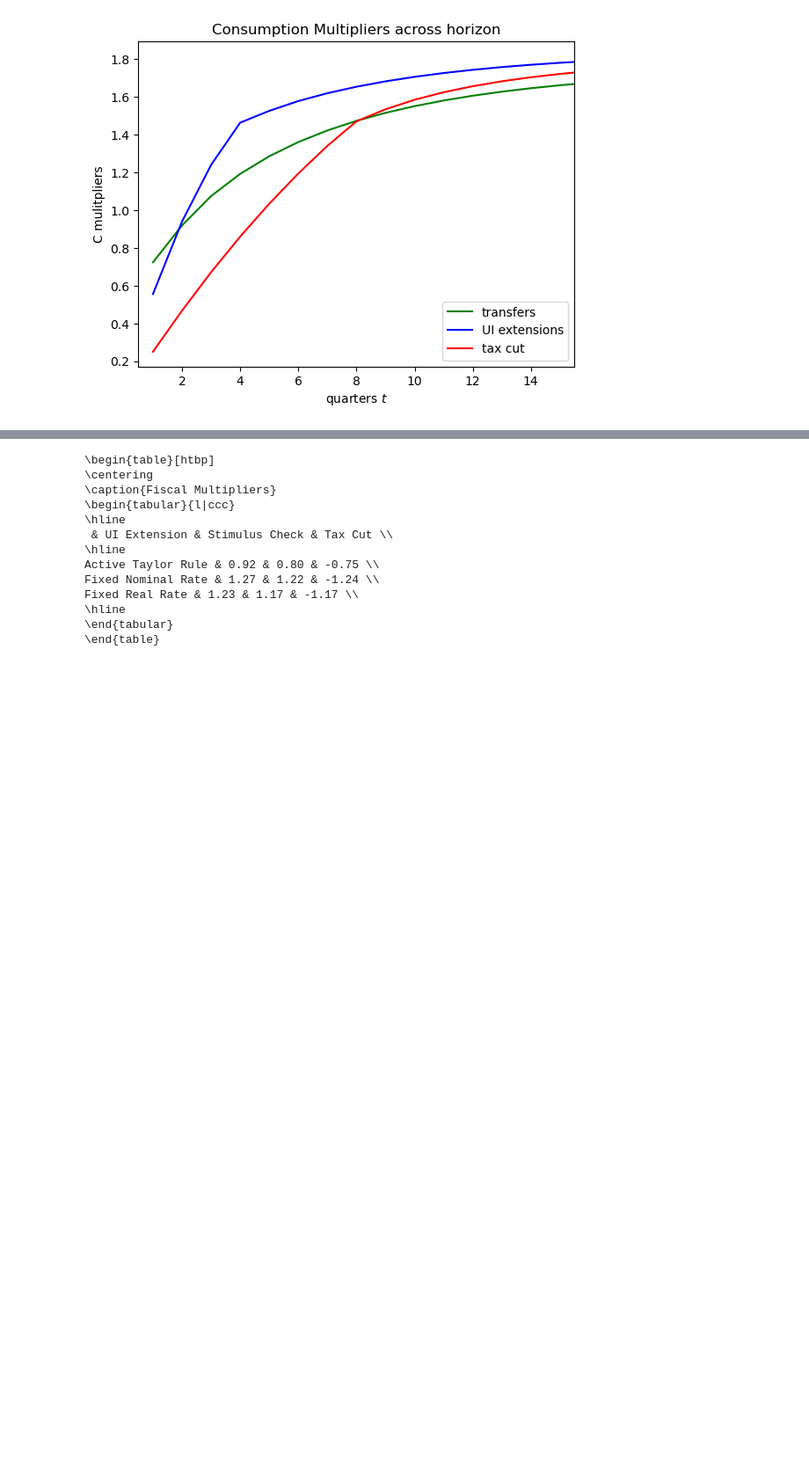
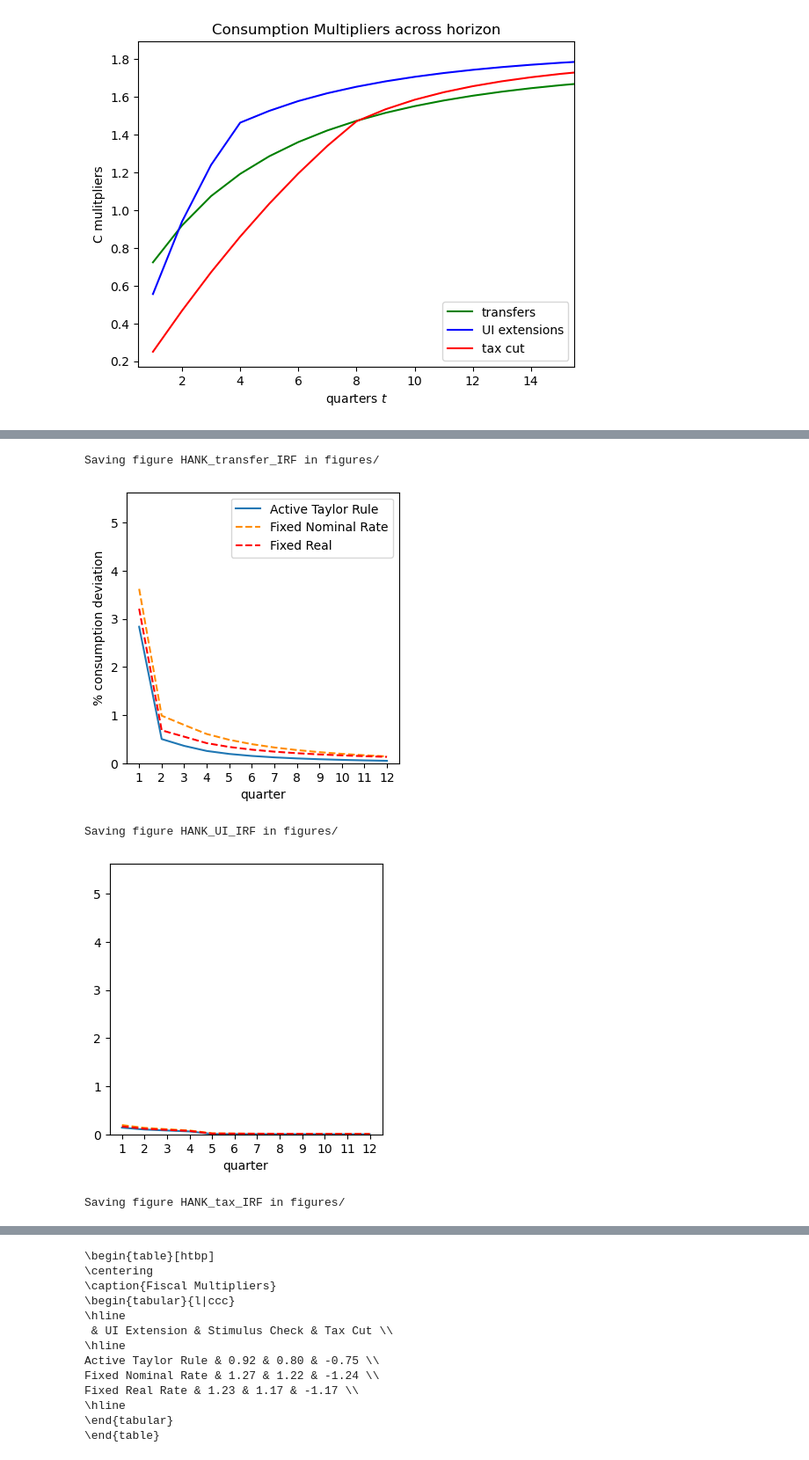
Before and after one commit to llorracc/HAFiscal-Latest, a Jupyter notebook: Code/HA-Models/FromPandemicCode/HA-Fiscal-HANK-SAM-clean.ipynb, the cells around one changed output, grey strips where cells are left out. Shown at 88% size. Cells and saved outputs as stored; diff of their text form; code cells hidden in the pictures; blank space fills up the shorter version.

```diff
--- a/Code/HA-Models/FromPandemicCode/HA-Fiscal-HANK-SAM-clean.ipynb
+++ b/Code/HA-Models/FromPandemicCode/HA-Fiscal-HANK-SAM-clean.ipynb
@@ -1446,0 +1470,36 @@ plt.savefig("figures/HANK_IRFs_w_splurge.pdf")
+# %%
+# Make each plot individually to match what Ivan does in the main code
+def plot_consumption_irf(irf1, irf2, irf3, y_max, filename, legend = False):
+    green = 'darkorange'
+    red = 'red'
+
+    Length = 12
+    plt.figure(figsize=(4, 4))
+    x_axis = np.arange(1,Length+1)
+
+    plt.plot(x_axis,100*irf1['C'][:Length]/C_ss, label="Active Taylor Rule")
+    plt.plot(x_axis,100*irf2['C'][:Length]/C_ss, label="Fixed Nominal Rate", linestyle='--', color=green)
+    plt.plot(x_axis,100*irf3['C'][:Length]/C_ss, label="Fixed Real", linestyle='--', color=red)
+
+    plt.xticks(np.arange(min(x_axis), max(x_axis)+1, 1.0))
+    plt.xlabel('quarter')
+    #plt.ylabel('% difference relative to recession')
+    #plt.savefig(fig_dir +'recession_taxcut_relrecession.pdf')
+    plt.ylim(0, y_max)
+    if legend:
+        plt.legend(loc='best')
+        plt.ylabel('% consumption deviation')
+    make_figs(filename, True , False, target_dir=fig_dir)
+    plt.show()
+# %%
+fig_dir = "figures/"
+y_max =  max(100*irfs_tau_fixed_nominal_rate['C'][:12]/C_ss)*1.05
+plot_consumption_irf( irfs_transfer,irfs_transfer_fixed_nominal_rate,irfs_transfer_fixed_real_rate, y_max, "HANK_transfer_IRF", legend=True)
+plot_consumption_irf( irfs_UI_extend,irfs_UI_extend_fixed_nominal_rate,irfs_UI_extension_fixed_real_rate, y_max, "HANK_UI_IRF")
+plot_consumption_irf( irfs_tau,irfs_tau_fixed_nominal_rate,irfs_tau_fixed_real_rate, y_max, "HANK_tax_IRF")
+# %% [output]
+Saving figure HANK_transfer_IRF in figures/
+[figure, added]
+Saving figure HANK_UI_IRF in figures/
+[figure, added]
+Saving figure HANK_tax_IRF in figures/
```
Also changed, not shown: parts of 12 cells of this notebook, 28 other files.
